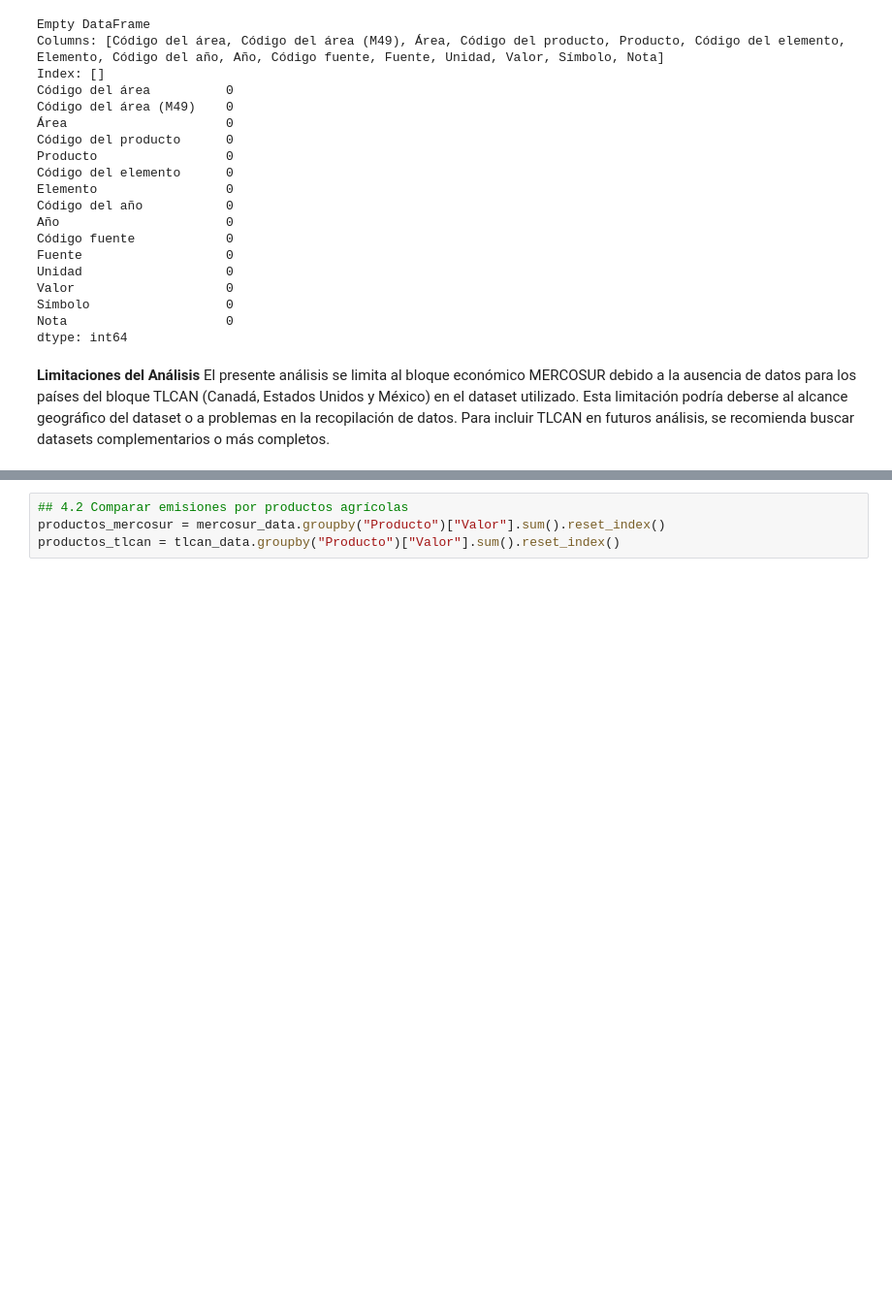
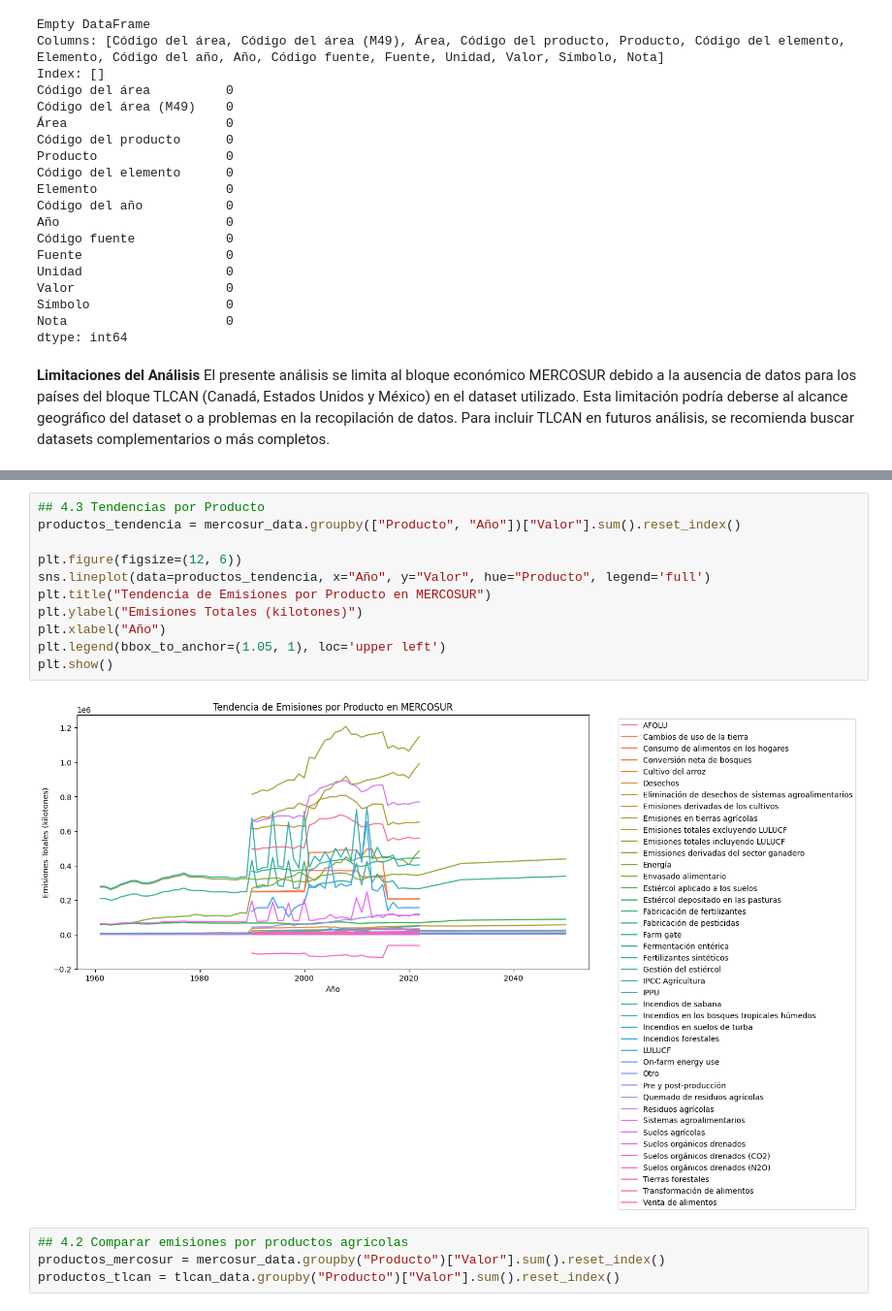
Before and after one commit to Danangellotti/Ciencia_de_Datos_UGR_24, a Jupyter notebook: FAO_OPTIMUS.ipynb, the cells around one changed output, grey strips where cells are left out. Shown at 97% size. Saved outputs shown, nothing was run; the diff lists cells and outputs as text; blank space fills up the shorter version.

```diff
--- a/FAO_OPTIMUS.ipynb
+++ b/FAO_OPTIMUS.ipynb
@@ -262,3 +277,16 @@ El presente análisis se limita al bloque económico MERCOSUR debido a la ausenc
+# %%
+## 4.3 Tendencias por Producto
+productos_tendencia = mercosur_data.groupby(["Producto", "Año"])["Valor"].sum().reset_index()
+
+plt.figure(figsize=(12, 6))
+sns.lineplot(data=productos_tendencia, x="Año", y="Valor", hue="Producto", legend='full')
+plt.title("Tendencia de Emisiones por Producto en MERCOSUR")
+plt.ylabel("Emisiones Totales (kilotones)")
+plt.xlabel("Año")
+plt.legend(bbox_to_anchor=(1.05, 1), loc='upper left')
+plt.show()
+# %% [output]
+[figure, added]
 # %%
 ## 4.2 Comparar emisiones por productos agrícolas
 productos_mercosur = mercosur_data.groupby("Producto")["Valor"].sum().reset_index()
```
Also changed, not shown: parts of 9 cells of this notebook.
